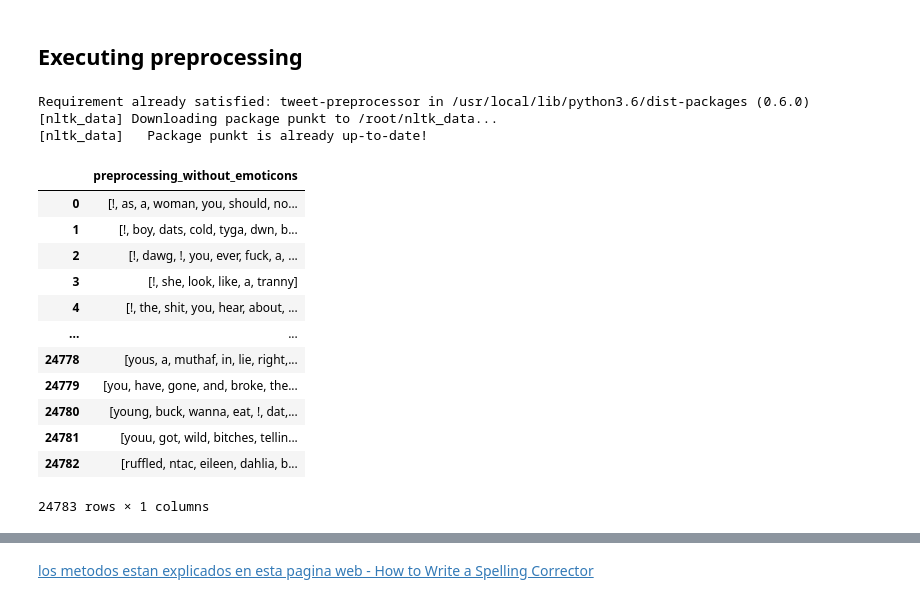
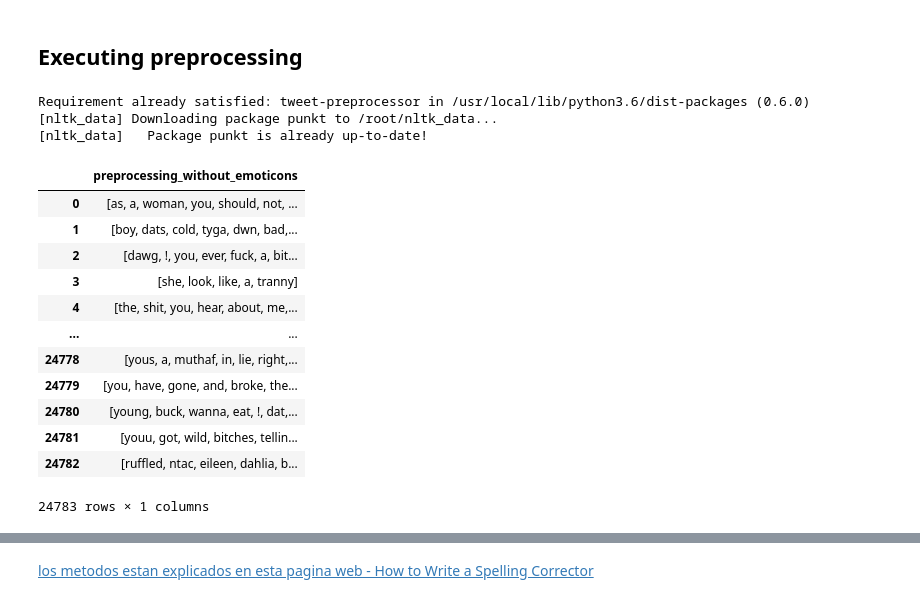
Before and after one commit to sergiobm3/ESI_MachineLearning, a Jupyter notebook: SSJ_Task2_Natural_Language_Processing.ipynb, the cells around one changed output, grey strips where cells are left out. Saved outputs shown, nothing was run; the diff lists cells and outputs as text; code cells hidden in the pictures.

```diff
--- a/SSJ_Task2_Natural_Language_Processing.ipynb
+++ b/SSJ_Task2_Natural_Language_Processing.ipynb
@@ -50,8 +48,11 @@ print(cleanUnusefulData("!!!!!!!!!!!!! RT @ShenikaRoberts: The shit yo*"))
 # %%
+clean_tweet = []
 for t in range(0,len(df)):
   tweet = df.iloc[t]['tweet']
   tweet = removeUnusefulExclamation(tweet)
-  df.loc[t,'tweet'] = tweet
+  clean_tweet.append(tweet)
+
+df['clean_tweet'] = clean_tweet
 # %% [markdown]
 ##Replace emoticons
 # %% [markdown]
@@ -128,7 +115,7 @@ p.set_options(p.OPT.EMOJI, p.OPT.URL,p.OPT.HASHTAG, p.OPT.MENTION, p.OPT.SMILEY,
 tknzr = TweetTokenizer(strip_handles=True, reduce_len=True)
 # each sentence of tweet
 sentences = []
-for tweet in df['tweet']:
+for tweet in df['clean_tweet']:
     word_repeat= ""
     result = tknzr.tokenize(tweet)
     list_token = []
@@ -144,38 +131,38 @@ for tweet in df['tweet']:
 
         # Cambiar primera letra mayuscula solo si la siguiente es minuscula
         if not token.isupper():
           token = token.lower()
         if token.isupper() and len(token)==1:
           token = token.lower()
 
         # Cambiar contraciones (you're) por palabra entera
         if is_remove_contractions(token):
           token = remove_contractions(token)
           token = token.split(" ")
           list_token.append(token[0])
           list_token.append(token[1])
         else:
           # limpiar información inútil (",_,...)
           token = cleanUnusefulData(token)
           if(token is not ""):
             list_token.append(token)
             word_repeat = word
 
     sentences.append(list_token)
   #print(result)
 
 df_result['preprocessing_without_emoticons'] = sentences
 df_result
 # %% [output]
 Requirement already satisfied: tweet-preprocessor in /usr/local/lib/python3.6/dist-packages (0.6.0)
 [nltk_data] Downloading package punkt to /root/nltk_data...
 [nltk_data]   Package punkt is already up-to-date!
 |  | preprocessing_without_emoticons |
-| 0 | [!, as, a, woman, you, should, no... |
-| 1 | [!, boy, dats, cold, tyga, dwn, b... |
-| 2 | [!, dawg, !, you, ever, fuck, a, ... |
-| 3 | [!, she, look, like, a, tranny] |
-| 4 | [!, the, shit, you, hear, about, ... |
+| 0 | [as, a, woman, you, should, not, ... |
+| 1 | [boy, dats, cold, tyga, dwn, bad,... |
+| 2 | [dawg, !, you, ever, fuck, a, bit... |
+| 3 | [she, look, like, a, tranny] |
+| 4 | [the, shit, you, hear, about, me,... |
 | ... | ... |
 | 24778 | [yous, a, muthaf, in, lie, right,... |
 | 24779 | [you, have, gone, and, broke, the... |
```
Also changed, not shown: parts of 43 cells of this notebook.
